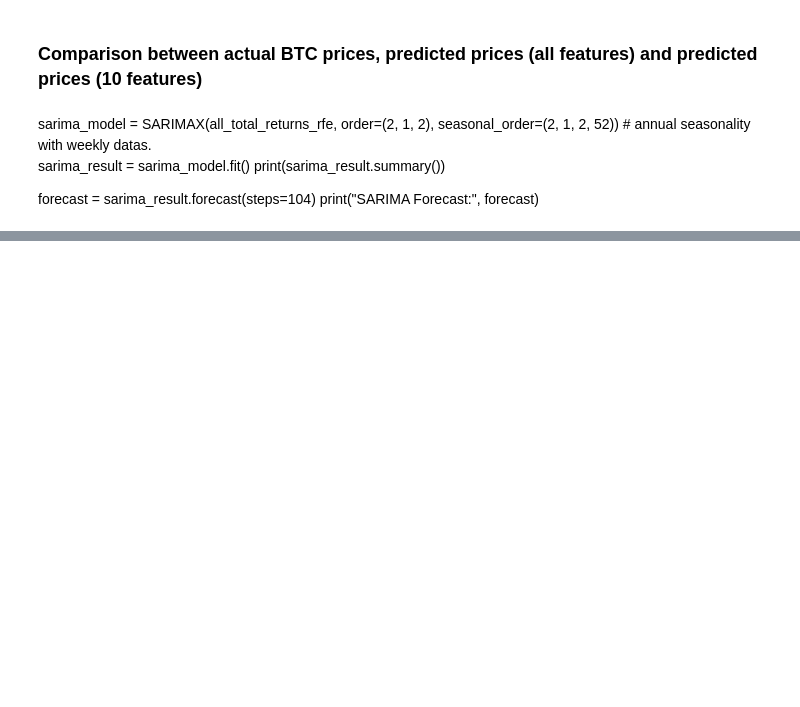
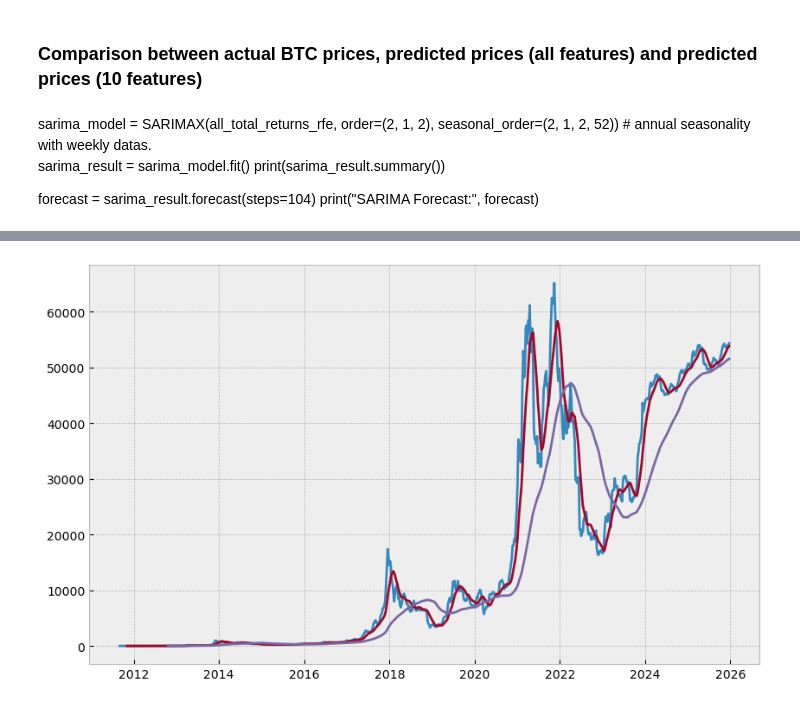
Before and after one commit to hecmaximebailloud/repo_ADA_project, a Jupyter notebook: Projet_data_test.ipynb, the cells around one changed output, grey strips where cells are left out. Cells and saved outputs as stored; diff of their text form; code cells hidden in the pictures; blank space fills up the shorter version.

```diff
--- a/Projet_data_test.ipynb
+++ b/Projet_data_test.ipynb
@@ -1003,0 +1041,3 @@ plt.show()
+# %%
+df_combined_1 = pd.DataFrame(df_combined)
+df_combined_1
@@ -1003,0 +1058,4 @@ plt.show()
+# %%
+df_combined_1['SMA1'] = df_combined_1['Price'].rolling(10).mean()
+df_combined_1['SMA2'] = df_combined_1['Price'].rolling(60).mean()
+df_combined_1.tail()
@@ -1003,0 +1069,6 @@ plt.show()
+# %%
+plt.figure(figsize = (10,6))
+plt.plot(df_combined_1)
+plt.show()
+# %% [output]
+[figure, added]
```
Also changed, not shown: parts of 9 cells of this notebook.
